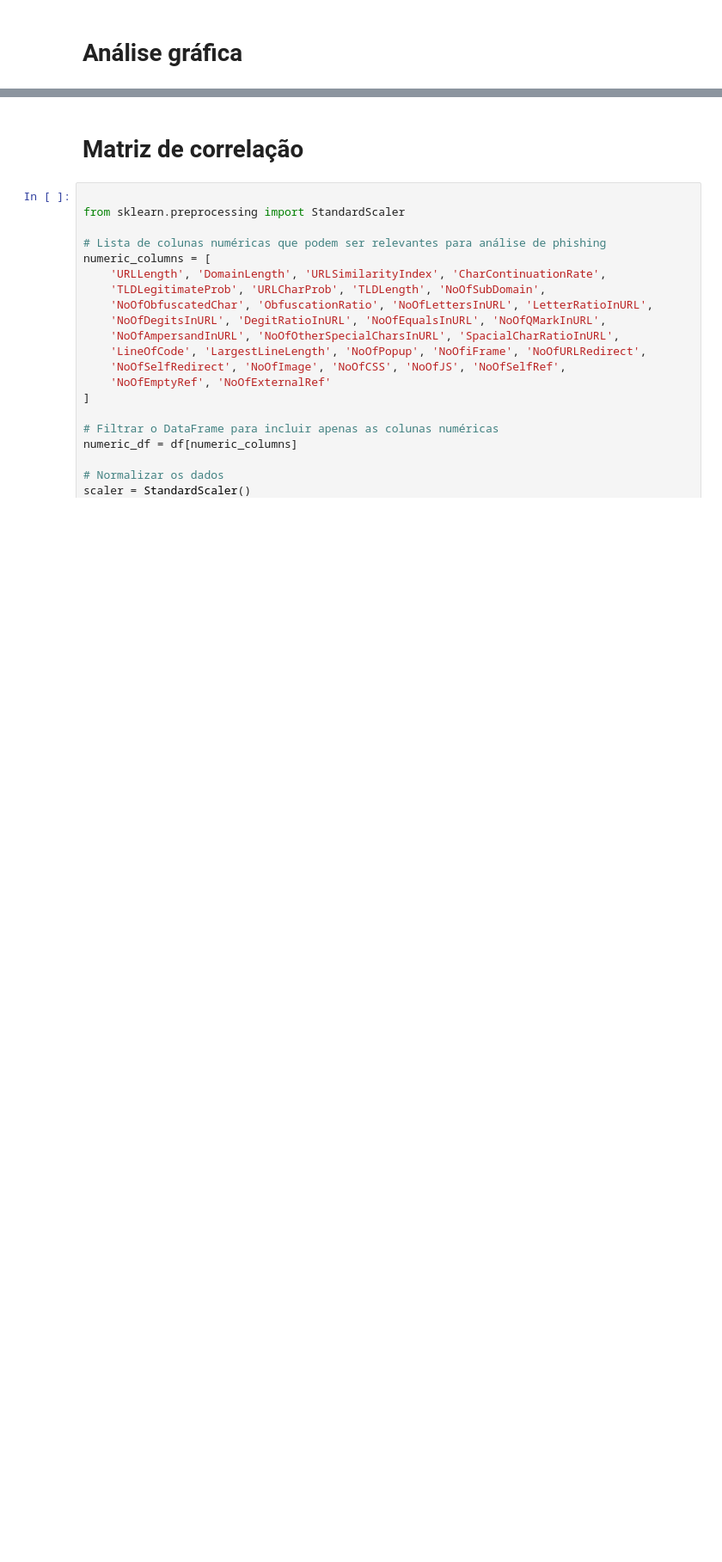
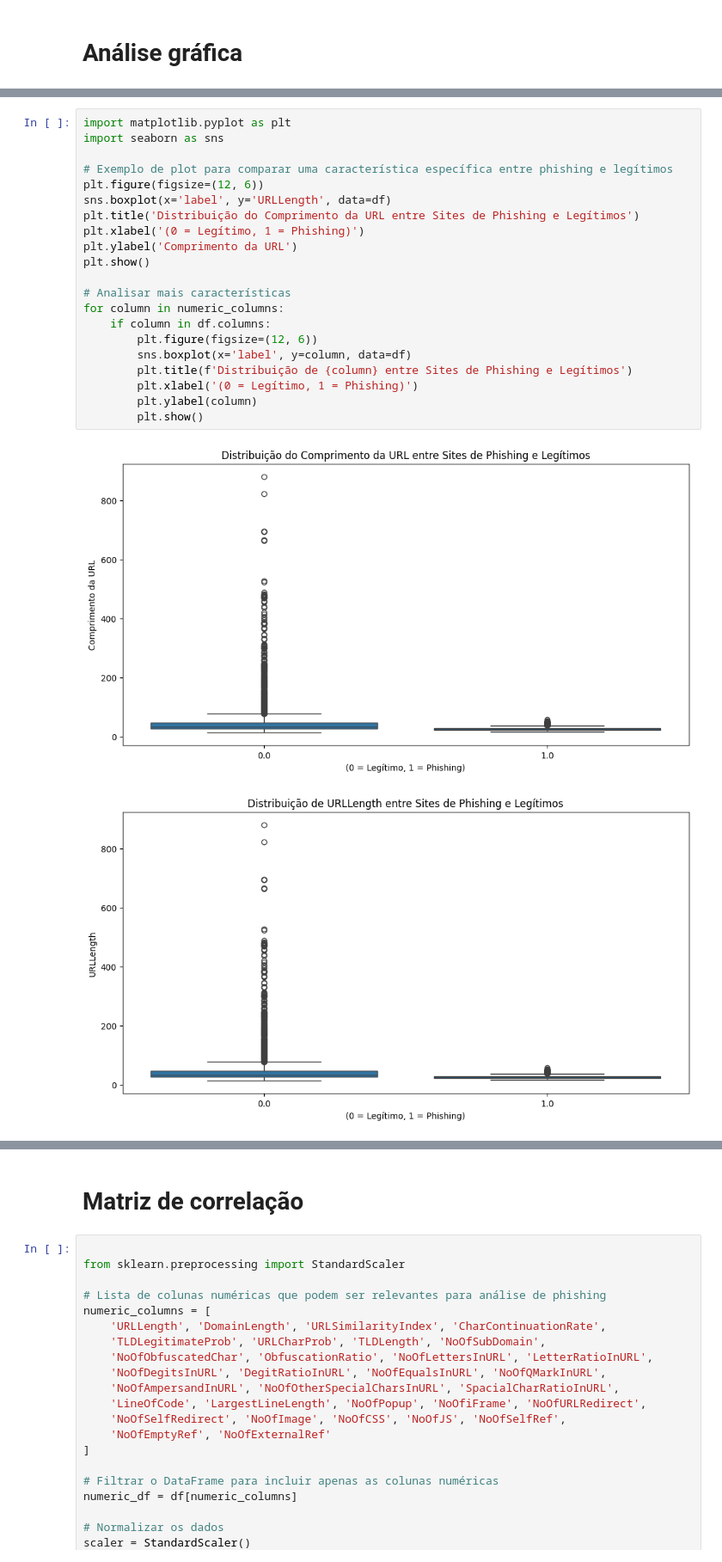
Before and after one commit to RicardoKermit/Ciber_group6, a Jupyter notebook: Projeto/Main.ipynb, the cells around one changed output, grey strips where cells are left out. Shown at 86% size. Saved outputs shown, nothing was run; the diff lists cells and outputs as text; blank space fills up the shorter version.

```diff
--- a/Projeto/Main.ipynb
+++ b/Projeto/Main.ipynb
@@ -349,0 +344,24 @@ for index, row in comparison_df.iterrows():
+# %%
+import matplotlib.pyplot as plt
+import seaborn as sns
+
+# Exemplo de plot para comparar uma característica específica entre phishing e legítimos
+plt.figure(figsize=(12, 6))
+sns.boxplot(x='label', y='URLLength', data=df)
+plt.title('Distribuição do Comprimento da URL entre Sites de Phishing e Legítimos')
+plt.xlabel('(0 = Legítimo, 1 = Phishing)')
+plt.ylabel('Comprimento da URL')
+plt.show()
+
+# Analisar mais características
+for column in numeric_columns:
+    if column in df.columns:
+        plt.figure(figsize=(12, 6))
+        sns.boxplot(x='label', y=column, data=df)
+        plt.title(f'Distribuição de {column} entre Sites de Phishing e Legítimos')
+        plt.xlabel('(0 = Legítimo, 1 = Phishing)')
+        plt.ylabel(column)
+        plt.show()
+# %% [output]
+[figure, added]
+[figure, added]
```
Also changed, not shown: parts of 5 cells of this notebook.
